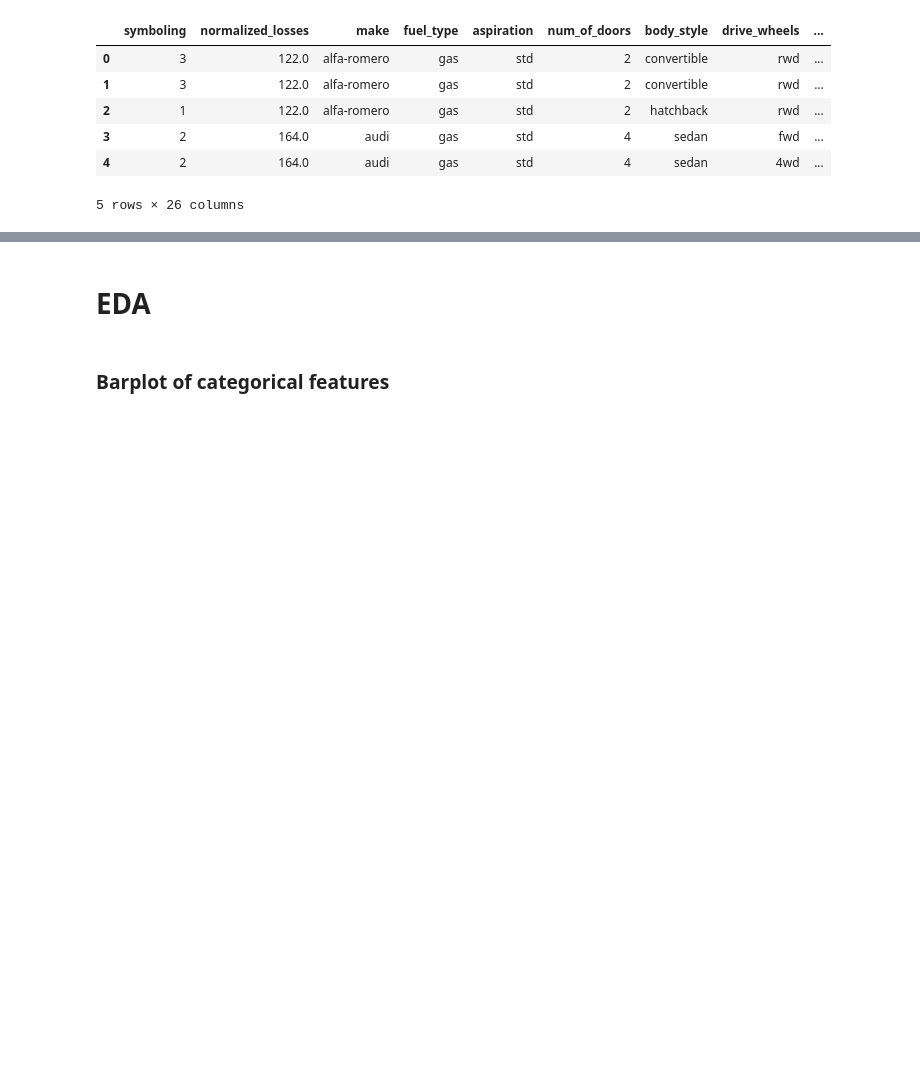
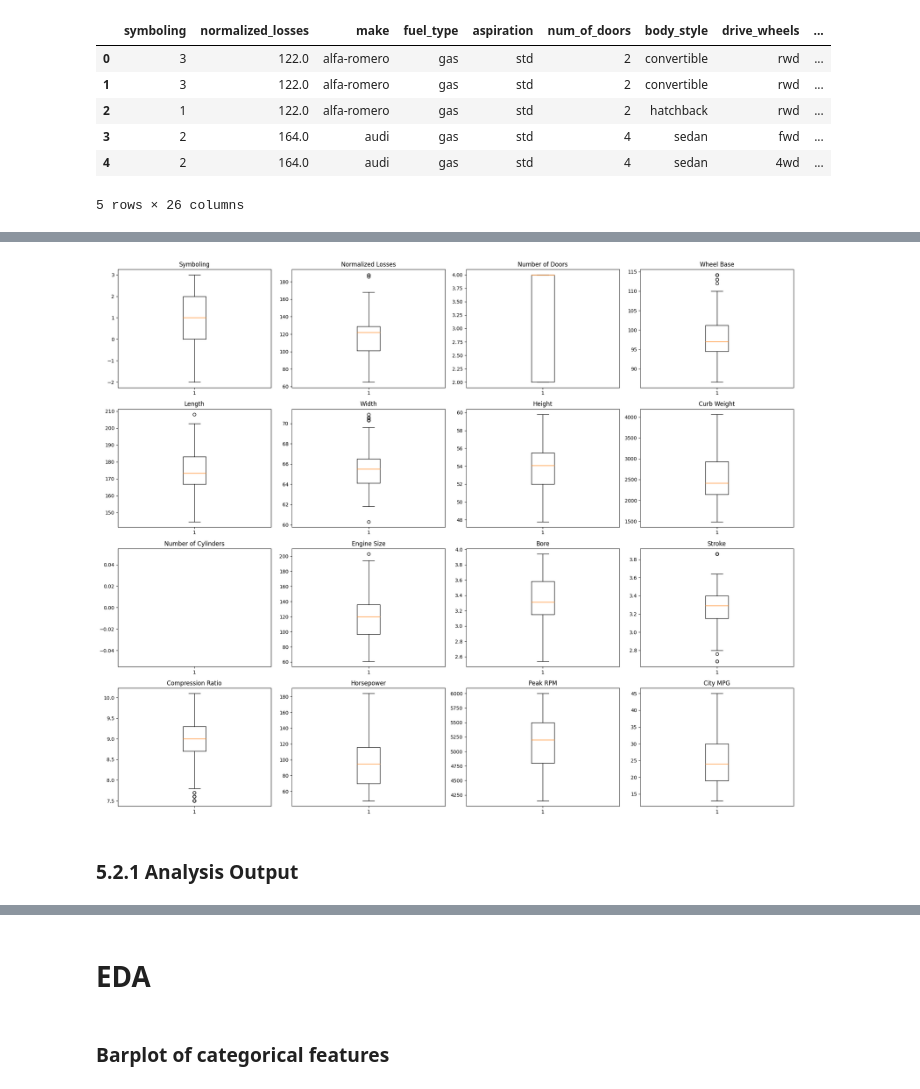
Before and after one commit to mohammadreza-mohammadi94/DataAnalysis-And-MachineLearning, a Jupyter notebook: Automobile Dataset/Automobile.ipynb, the cells around one changed output, grey strips where cells are left out. Saved outputs shown, nothing was run; the diff lists cells and outputs as text; code cells hidden in the pictures; blank space fills up the shorter version.

```diff
--- a/Automobile Dataset/Automobile.ipynb
+++ b/Automobile Dataset/Automobile.ipynb
@@ -103,9 +224,3 @@ df.describe().T
 | compression-ratio | 205.0 | 10.142537 | 3.972040 | 7.0 | 8.6 | 9.0 | 9.4 | 23.0 |
 | city-mpg | 205.0 | 25.219512 | 6.542142 | 13.0 | 19.0 | 24.0 | 30.0 | 49.0 |
 | highway-mpg | 205.0 | 30.751220 | 6.886443 | 16.0 | 25.0 | 30.0 | 34.0 | 54.0 |
-# %%
-# Analysis of unique values of objects
-for col in df.select_dtypes('object'):
-    print(f"{col} Unique Values:\n")
-    print(df[col].unique())
-    print("_" * 80)
@@ -142,0 +361,3 @@ df[(df['peak-rpm'] == "?")]
+# %%
+# Correcting the datatype
+df['peak-rpm'] = df['peak-rpm'].astype(int)
@@ -168,6 +397,4 @@ normalized_losses_mean = normalized_losses.astype('int').mean()
 df['normalized-losses'] = df['normalized-losses'].replace("?", normalized_losses_mean)
 # %%
-# "peak_rpm" feature
-peak_rpm = df['peak-rpm'].loc[(df['peak-rpm'] != "?")]
-peak_rpm_mean = peak_rpm.astype('int').mean()
-df['peak-rpm'] = df['peak-rpm'].replace("?", peak_rpm_mean)
+# Correcting the dtype
+df['normalized-losses'] = df['normalized-losses'].astype(int)
@@ -174,11 +405,12 @@ df['peak-rpm'] = df['peak-rpm'].replace("?", peak_rpm_mean)
 # %%
 # num-of-doors feature
-# for this feature , i would like to replace numbers as int with numbers as string
 df['num-of-doors'] = df['num-of-doors'].replace("?", df['num-of-doors'].mode()[0])
 door_mapping = {
+    'one': 1,
     'two': 2,
     'three': 3,
-    'four': 4
+    'four': 4,
+    'five': 5
 }
 df['num-of-doors'] = df['num-of-doors'].map(door_mapping)
 # %%
@@ -417,0 +647,59 @@ plot_outliers(numeric_columns)
+# %%
+import matplotlib.pyplot as plt
+
+fig, ((ax1, ax2, ax3, ax4), (ax5, ax6, ax7, ax8), (ax9, ax10, ax11, ax12), (ax13, ax14, ax15, ax16)) = plt.subplots(4, 4, figsize=(20, 16))
+
+ax1.boxplot(df["symboling"])
+ax1.set_title("Symboling")
+
+ax2.boxplot(df["normalized_losses"])
+ax2.set_title("Normalized Losses")
+
+ax3.boxplot(df["num_of_doors"])
+ax3.set_title("Number of Doors")
+
+ax4.boxplot(df["wheel_base"])
+ax4.set_title("Wheel Base")
+
+ax5.boxplot(df["length"])
+ax5.set_title("Length")
+
+ax6.boxplot(df["width"])
+ax6.set_title("Width")
+
+ax7.boxplot(df["height"])
+ax7.set_title("Height")
+
+ax8.boxplot(df["curb_weight"])
+ax8.set_title("Curb Weight")
+
+ax9.boxplot(df["num_of_cylinders"])
+ax9.set_title("Number of Cylinders")
+
+ax10.boxplot(df["engine_size"])
+ax10.set_title("Engine Size")
+
+ax11.boxplot(df["bore"])
+ax11.set_title("Bore")
+
+ax12.boxplot(df["stroke"])
+ax12.set_title("Stroke")
+
+ax13.boxplot(df["compression_ratio"])
+ax13.set_title("Compression Ratio")
+
+ax14.boxplot(df["horsepower"])
+ax14.set_title("Horsepower")
+
+ax15.boxplot(df["peak_rpm"])
+ax15.set_title("Peak RPM")
+
+ax16.boxplot(df["city_mpg"])
+ax16.set_title("City MPG")
+
+plt.tight_layout()
+plt.show()
+# %% [output]
+[figure, added]
+# %% [markdown]
+### 5.2.1 Analysis Output <a id=27></a>
```
Also changed, not shown: parts of 72 cells of this notebook.
